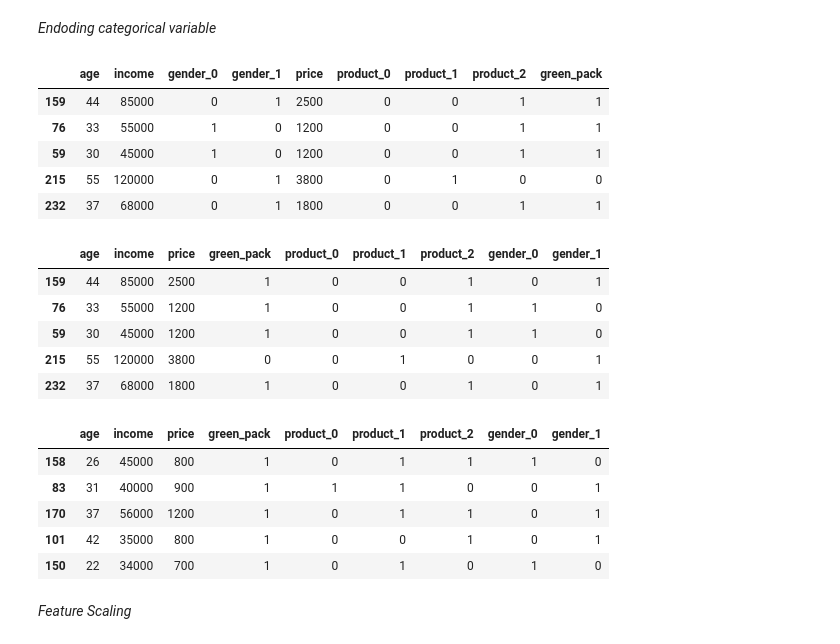
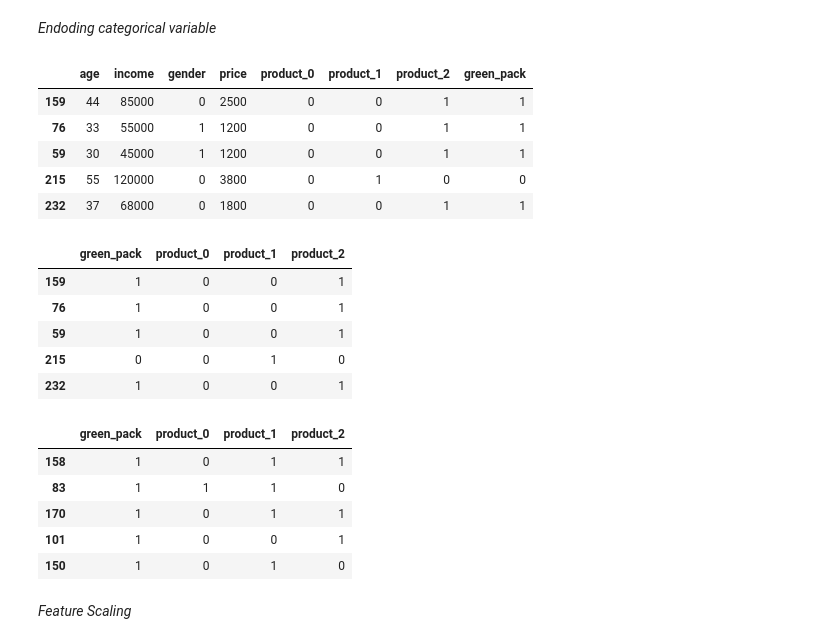
Before and after one commit to NityaVerma19/Customer-Purchase-Decision-, a Jupyter notebook: Consumer_behaviour.ipynb, the cells around one changed output. Drawn from its saved outputs; the diff is of its cells as text; code cells hidden in the pictures.

Commit message:
change the values of gender

```diff
--- a/Consumer_behaviour.ipynb
+++ b/Consumer_behaviour.ipynb
@@ -98,4 +98,4 @@ product
 
 for col in X_train.columns:
   if X_train[col].dtypes != 'O':
-    print(col)
+    numerical = col
@@ -142,7 +137,7 @@ Requirement already satisfied: packaging>=21.3 in /usr/local/lib/python3.10/dist
 # %%
 import category_encoders as ce
 
-encoder = ce.BinaryEncoder(cols=['product', 'gender'])        #The BinaryEncoder is a type of categorical encoding technique that represents each category as a binary number
+encoder = ce.BinaryEncoder(cols=['product'])        #The BinaryEncoder is a type of categorical encoding technique that represents each category as a binary number
 
 X_train = encoder.fit_transform(X_train)
 
@@ -150,34 +145,34 @@ X_test = encoder.transform(X_test)
 # %%
 X_train.head()
 # %% [output]
-|  | age | income | gender_0 | gender_1 | price | product_0 | product_1 | product_2 | green_pack |
-| 159 | 44 | 85000 | 0 | 1 | 2500 | 0 | 0 | 1 | 1 |
-| 76 | 33 | 55000 | 1 | 0 | 1200 | 0 | 0 | 1 | 1 |
-| 59 | 30 | 45000 | 1 | 0 | 1200 | 0 | 0 | 1 | 1 |
-| 215 | 55 | 120000 | 0 | 1 | 3800 | 0 | 1 | 0 | 0 |
-| 232 | 37 | 68000 | 0 | 1 | 1800 | 0 | 0 | 1 | 1 |
+|  | age | income | gender | price | product_0 | product_1 | product_2 | green_pack |
+| 159 | 44 | 85000 | 0 | 2500 | 0 | 0 | 1 | 1 |
+| 76 | 33 | 55000 | 1 | 1200 | 0 | 0 | 1 | 1 |
+| 59 | 30 | 45000 | 1 | 1200 | 0 | 0 | 1 | 1 |
+| 215 | 55 | 120000 | 0 | 3800 | 0 | 1 | 0 | 0 |
+| 232 | 37 | 68000 | 0 | 1800 | 0 | 0 | 1 | 1 |
 # %%
-X_train = pd.concat([X_train[numerical], X_train[['product_0', 'product_1', 'product_2', 'gender_0', 'gender_1']]], axis=1)
+X_train = pd.concat([X_train[numerical], X_train[['product_0', 'product_1', 'product_2']]], axis=1)
 
 X_train.head()
 # %% [output]
-|  | age | income | price | green_pack | product_0 | product_1 | product_2 | gender_0 | gender_1 |
-| 159 | 44 | 85000 | 2500 | 1 | 0 | 0 | 1 | 0 | 1 |
-| 76 | 33 | 55000 | 1200 | 1 | 0 | 0 | 1 | 1 | 0 |
-| 59 | 30 | 45000 | 1200 | 1 | 0 | 0 | 1 | 1 | 0 |
-| 215 | 55 | 120000 | 3800 | 0 | 0 | 1 | 0 | 0 | 1 |
-| 232 | 37 | 68000 | 1800 | 1 | 0 | 0 | 1 | 0 | 1 |
+|  | green_pack | product_0 | product_1 | product_2 |
+| 159 | 1 | 0 | 0 | 1 |
+| 76 | 1 | 0 | 0 | 1 |
+| 59 | 1 | 0 | 0 | 1 |
+| 215 | 0 | 0 | 1 | 0 |
+| 232 | 1 | 0 | 0 | 1 |
 # %%
-X_test = pd.concat([X_test[numerical], X_test[['product_0', 'product_1', 'product_2', 'gender_0', 'gender_1']]], axis=1)
+X_test = pd.concat([X_test[numerical], X_test[['product_0', 'product_1', 'product_2']]], axis=1)
 
 X_test.head()
 # %% [output]
-|  | age | income | price | green_pack | product_0 | product_1 | product_2 | gender_0 | gender_1 |
-| 158 | 26 | 45000 | 800 | 1 | 0 | 1 | 1 | 1 | 0 |
-| 83 | 31 | 40000 | 900 | 1 | 1 | 1 | 0 | 0 | 1 |
-| 170 | 37 | 56000 | 1200 | 1 | 0 | 1 | 1 | 0 | 1 |
-| 101 | 42 | 35000 | 800 | 1 | 0 | 0 | 1 | 0 | 1 |
-| 150 | 22 | 34000 | 700 | 1 | 0 | 1 | 0 | 1 | 0 |
+|  | green_pack | product_0 | product_1 | product_2 |
+| 158 | 1 | 0 | 1 | 1 |
+| 83 | 1 | 1 | 1 | 0 |
+| 170 | 1 | 0 | 1 | 1 |
+| 101 | 1 | 0 | 0 | 1 |
+| 150 | 1 | 0 | 1 | 0 |
 # %% [markdown]
 *Feature Scaling*
 # %%
```
Also changed, not shown: parts of 12 cells of this notebook.
